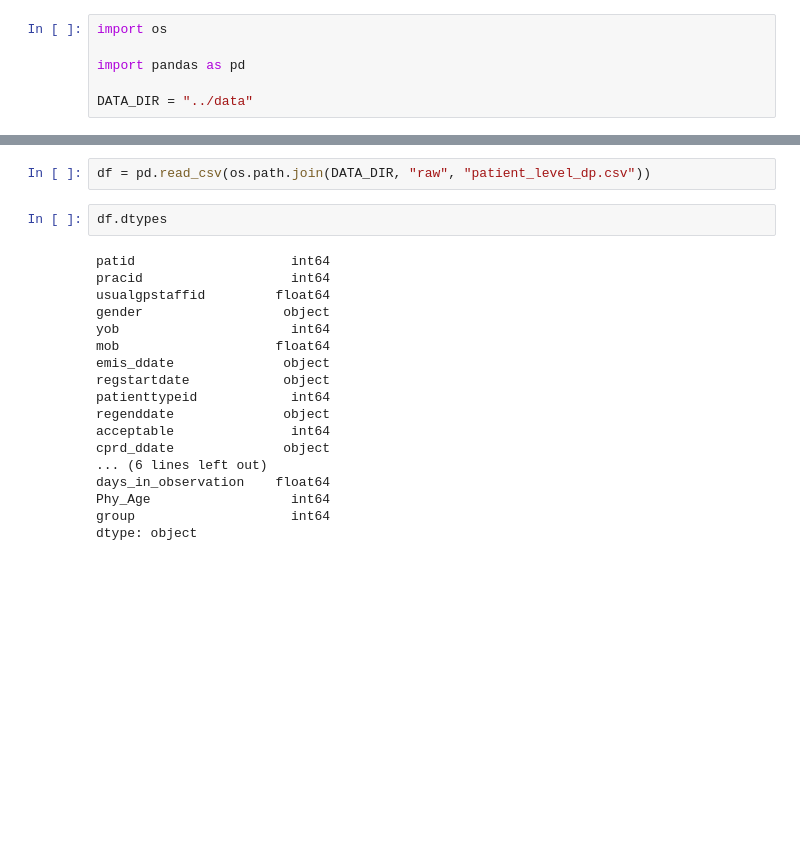
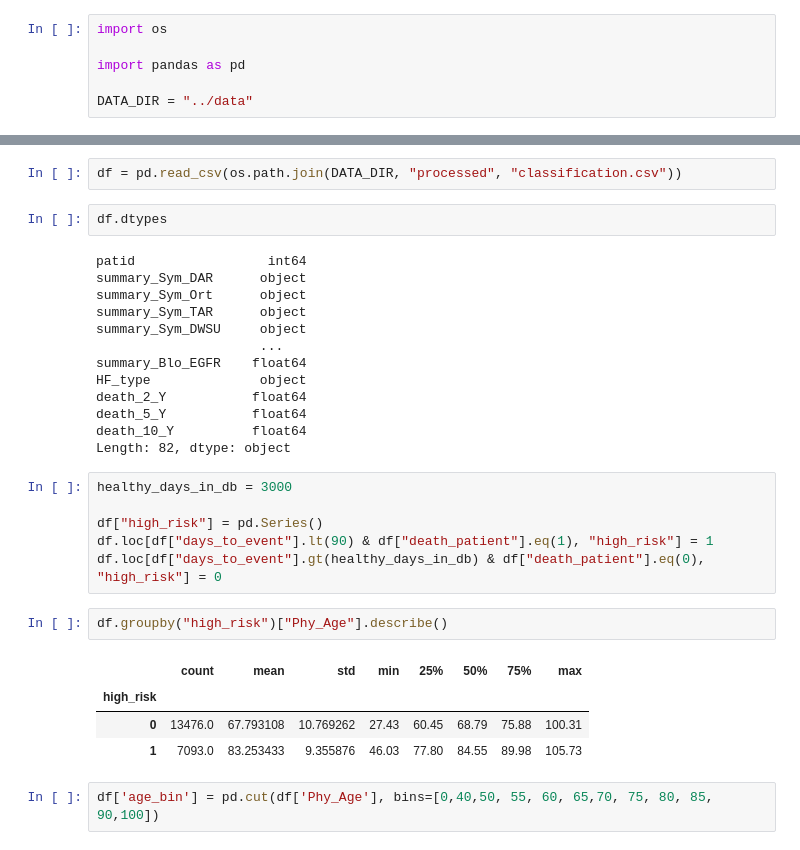
Before and after one commit to BorutFlis/models, a Jupyter notebook: disease_progression/notebooks/Exploration.ipynb, the cells around one changed output, grey strips where cells are left out. Cells and saved outputs as stored; diff of their text form; blank space fills up the shorter version.

```diff
--- a/disease_progression/notebooks/Exploration.ipynb
+++ b/disease_progression/notebooks/Exploration.ipynb
@@ -11,22 +18,32 @@ os.listdir(os.path.join(DATA_DIR, "raw"))
 # %%
-df = pd.read_csv(os.path.join(DATA_DIR, "raw", "patient_level_dp.csv"))
+df = pd.read_csv(os.path.join(DATA_DIR, "processed", "classification.csv"))
 # %%
 df.dtypes
 # %% [output]
-patid                    int64
-pracid                   int64
-usualgpstaffid         float64
-gender                  object
-yob                      int64
-mob                    float64
-emis_ddate              object
-regstartdate            object
-patienttypeid            int64
-regenddate              object
-acceptable               int64
-cprd_ddate              object
-... (6 lines left out)
-days_in_observation    float64
-Phy_Age                  int64
-group                    int64
-dtype: object
+patid                 int64
+summary_Sym_DAR      object
+summary_Sym_Ort      object
+summary_Sym_TAR      object
+summary_Sym_DWSU     object
+                     ...
+summary_Blo_EGFR    float64
+HF_type              object
+death_2_Y           float64
+death_5_Y           float64
+death_10_Y          float64
+Length: 82, dtype: object
+# %%
+healthy_days_in_db = 3000
+
+df["high_risk"] = pd.Series()
+df.loc[df["days_to_event"].lt(90) & df["death_patient"].eq(1), "high_risk"] = 1
+df.loc[df["days_to_event"].gt(healthy_days_in_db) & df["death_patient"].eq(0),  "high_risk"] = 0
+# %%
+df.groupby("high_risk")["Phy_Age"].describe()
+# %% [output]
+|  | count | mean | std | min | 25% | 50% | 75% | max |
+| high_risk |  |  |  |  |  |  |  |  |
+| 0 | 13476.0 | 67.793108 | 10.769262 | 27.43 | 60.45 | 68.79 | 75.88 | 100.31 |
+| 1 | 7093.0 | 83.253433 | 9.355876 | 46.03 | 77.80 | 84.55 | 89.98 | 105.73 |
+# %%
+df['age_bin'] = pd.cut(df['Phy_Age'], bins=[0,40,50, 55, 60, 65,70, 75, 80, 85, 90,100])
```
Also changed, not shown: parts of 5 cells of this notebook, 8 other files.
